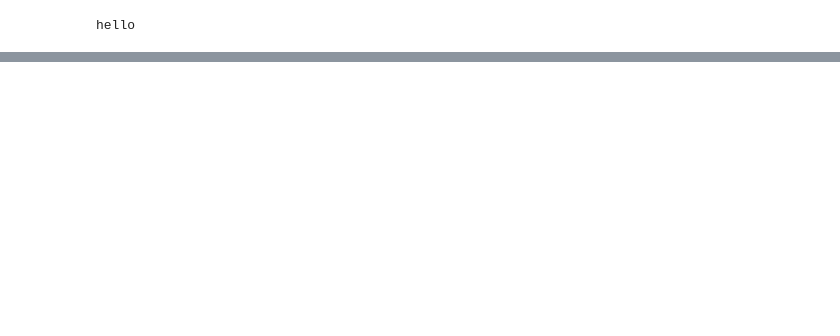
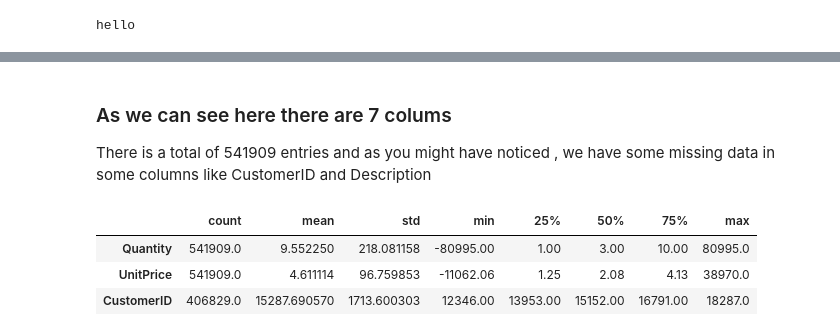
Before and after one commit to AMIdrissi/Recommendation-System, a Jupyter notebook: recommendationSystem.ipynb, the cells around one changed output, grey strips where cells are left out. Drawn from its saved outputs; the diff is of its cells as text; code cells hidden in the pictures; blank space fills up the shorter version.

```diff
--- a/recommendationSystem.ipynb
+++ b/recommendationSystem.ipynb
@@ -29,0 +67,11 @@ from collections import Counter
+# %% [markdown]
+### As we can see here there are 7 colums
+There is a total of 541909 entries and as you might have noticed , we have some missing data in some columns like CustomerID and Description
+# %%
+# To further understand the data we will need to get more infor about it
+df.describe().T
+# %% [output]
+|  | count | mean | std | min | 25% | 50% | 75% | max |
+| Quantity | 541909.0 | 9.552250 | 218.081158 | -80995.00 | 1.00 | 3.00 | 10.00 | 80995.0 |
+| UnitPrice | 541909.0 | 4.611114 | 96.759853 | -11062.06 | 1.25 | 2.08 | 4.13 | 38970.0 |
+| CustomerID | 406829.0 | 15287.690570 | 1713.600303 | 12346.00 | 13953.00 | 15152.00 | 16791.00 | 18287.0 |
```
Also changed, not shown: parts of 17 cells of this notebook, 1 other file.
